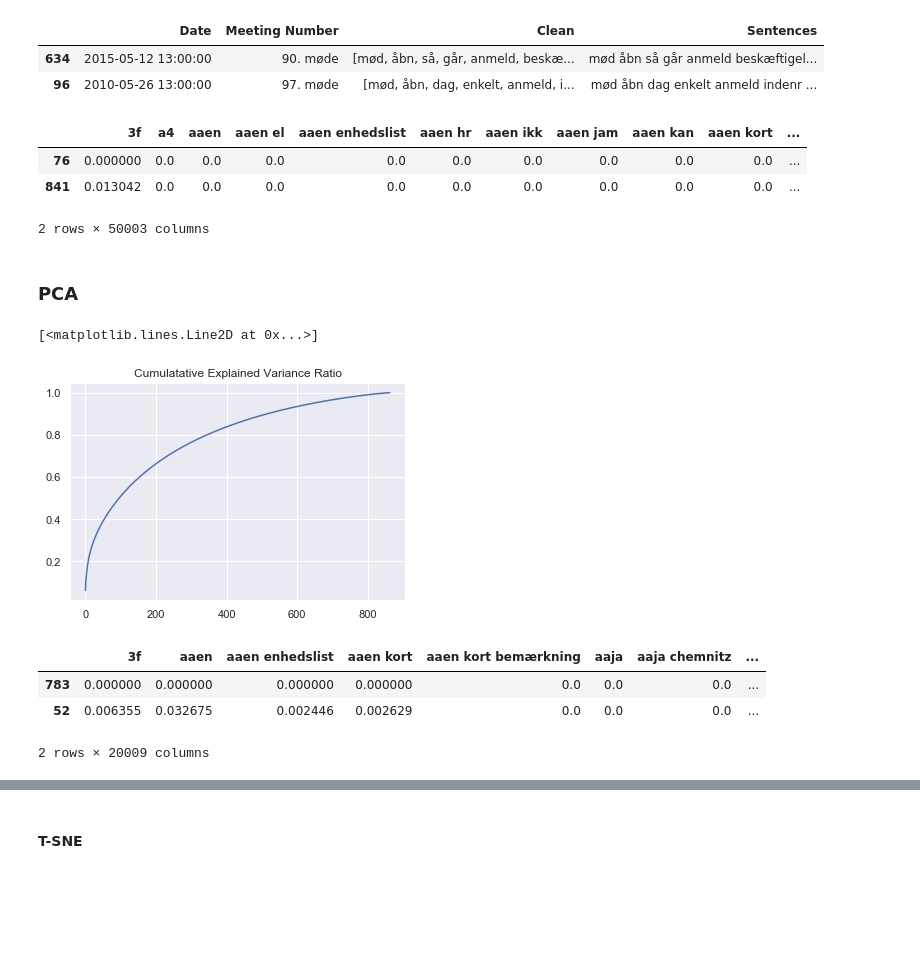
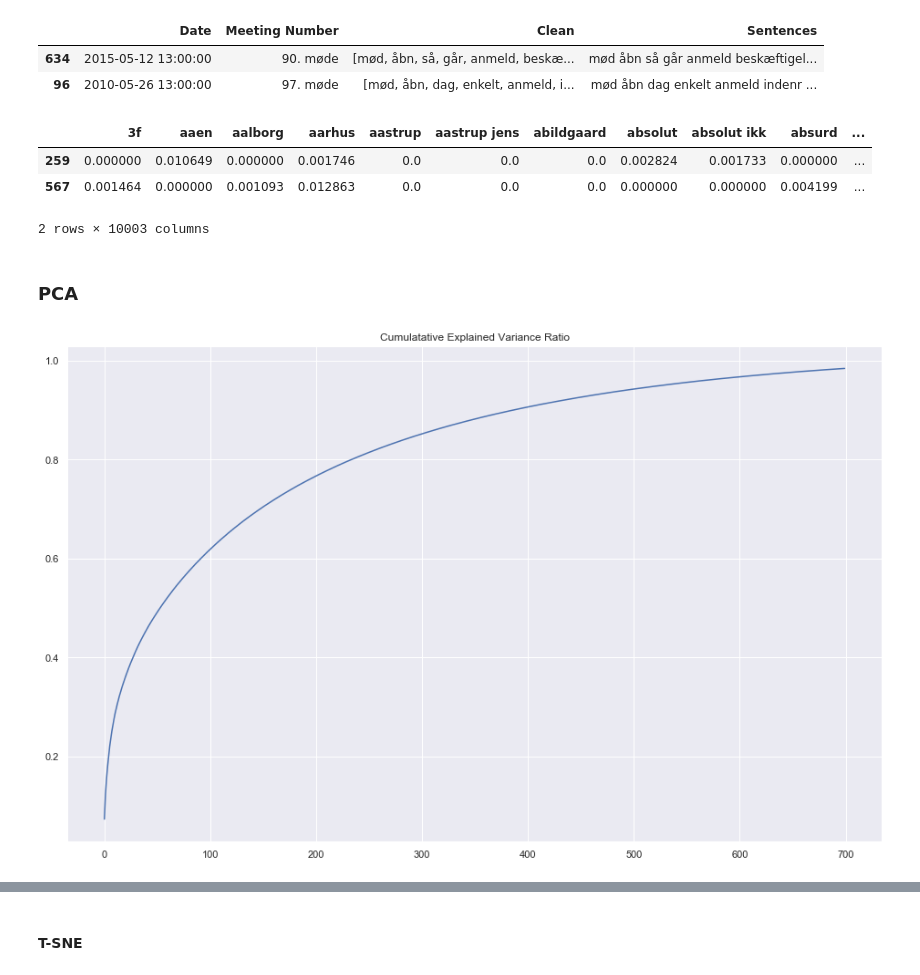
Before and after one commit to carlomarxdk/danish-parlament-text, a Jupyter notebook: 3_TF_IDF.ipynb, the cells around one changed output, grey strips where cells are left out. Cells and saved outputs as stored; diff of their text form; code cells hidden in the pictures; blank space fills up the shorter version.

```diff
--- a/3_TF_IDF.ipynb
+++ b/3_TF_IDF.ipynb
@@ -24,7 +24,7 @@ df.sample(2)
 | 96 | 2010-05-26 13:00:00 | 97. møde | [mød, åbn, dag, enkelt, anmeld, i... | mød åbn dag enkelt anmeld indenr ... |
 # %%
 #tvec = TfidfVectorizer(min_df=.01, max_df=1.0, sublinear_tf=True, analyzer='word', ngram_range=(1,2), max_features=20000)
-tvec = TfidfVectorizer(analyzer='word', ngram_range=(1,2), max_features=50000)
+tvec = TfidfVectorizer(analyzer='word', ngram_range=(1,2), max_features=10000)
 x = tvec.fit_transform(df['Sentences'])
 
 words = tvec.get_feature_names()
@@ -35,22 +35,23 @@ df_x['Year'] = df_x['Date'].dt.year
 df_x['Meeting'] = df['Meeting Number']
 df_x.sample(2)
 # %% [output]
-|  | 3f | a4 | aaen | aaen el | aaen enhedslist | aaen hr | aaen ikk | aaen jam | aaen kan | aaen kort | ... |
-| 76 | 0.000000 | 0.0 | 0.0 | 0.0 | 0.0 | 0.0 | 0.0 | 0.0 | 0.0 | 0.0 | ... |
-| 841 | 0.013042 | 0.0 | 0.0 | 0.0 | 0.0 | 0.0 | 0.0 | 0.0 | 0.0 | 0.0 | ... |
+|  | 3f | aaen | aalborg | aarhus | aastrup | aastrup jens | abildgaard | absolut | absolut ikk | absurd | ... |
+| 259 | 0.000000 | 0.010649 | 0.000000 | 0.001746 | 0.0 | 0.0 | 0.0 | 0.002824 | 0.001733 | 0.000000 | ... |
+| 567 | 0.001464 | 0.000000 | 0.001093 | 0.012863 | 0.0 | 0.0 | 0.0 | 0.000000 | 0.000000 | 0.004199 | ... |
-2 rows × 50003 columns
+2 rows × 10003 columns
 # %% [markdown]
 ### PCA
 # %%
-pca = TruncatedSVD(n_components=900, n_iter=10) ## latent semantic analysis (LSA)
+pca = TruncatedSVD(n_components=700, n_iter=10) ## latent semantic analysis (LSA)
 pca_result = pca.fit_transform(df_x[words].values)
 df_x['pca-one'] = pca_result[:,0]
 df_x['pca-two'] = pca_result[:,1]
 df_x['pca-three'] = pca_result[:,2]#
+plt.figure(figsize=(16,10))
 plt.title('Cumulatative Explained Variance Ratio')
 plt.plot(np.cumsum(pca.explained_variance_ratio_))
+plt.show()
 # %% [output]
-[<matplotlib.lines.Line2D at 0x...>]
-[figure, old version]
+[figure, new version]
 # %%
 #Code For Elbow Method
@@ -64,11 +65,6 @@ plt.title('Elbow Curve')
 plt.show() ## to find the most optimal K -> optimal K is when the graph levels off
 # %%
 df_x.sample(2)
-# %% [output]
-|  | 3f | aaen | aaen enhedslist | aaen kort | aaen kort bemærkning | aaja | aaja chemnitz | ... |
-| 783 | 0.000000 | 0.000000 | 0.000000 | 0.000000 | 0.0 | 0.0 | 0.0 | ... |
-| 52 | 0.006355 | 0.032675 | 0.002446 | 0.002629 | 0.0 | 0.0 | 0.0 | ... |
-2 rows × 20009 columns
 # %%
 plt.figure(figsize=(16,10))
 sns.scatterplot(
```
Also changed, not shown: parts of 3 cells of this notebook.
